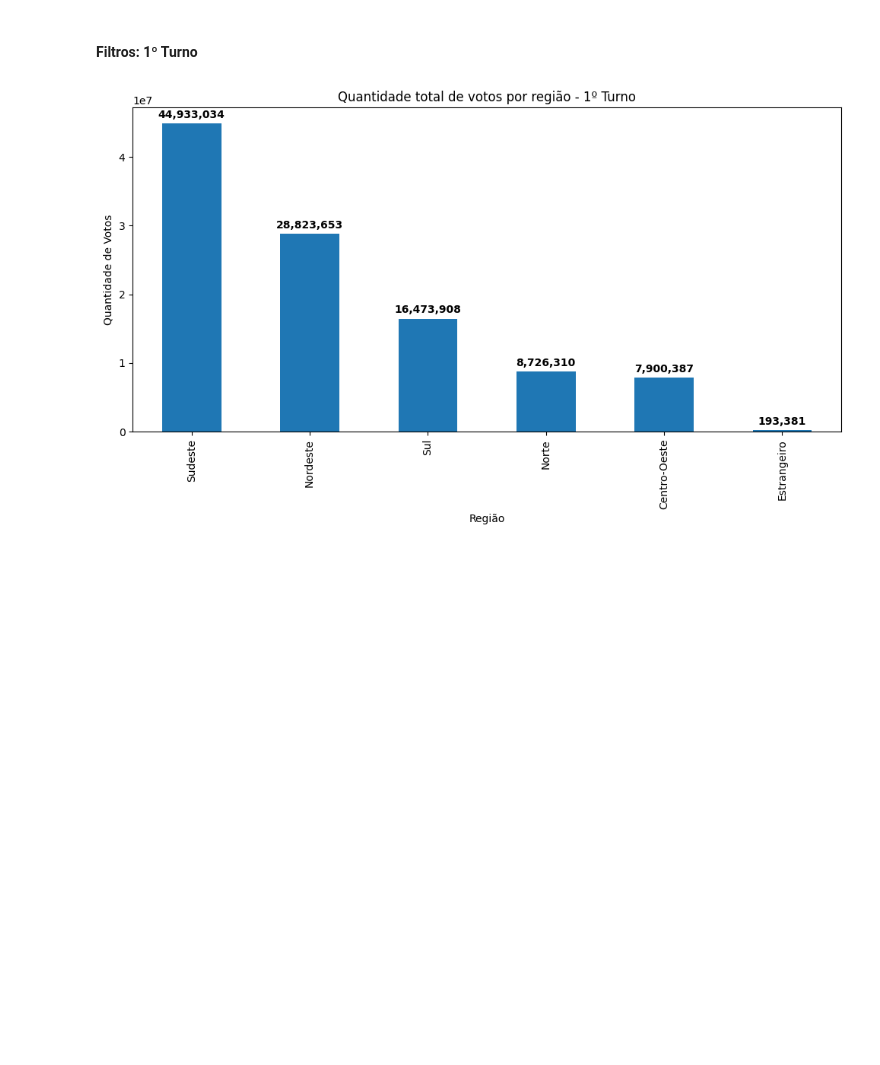
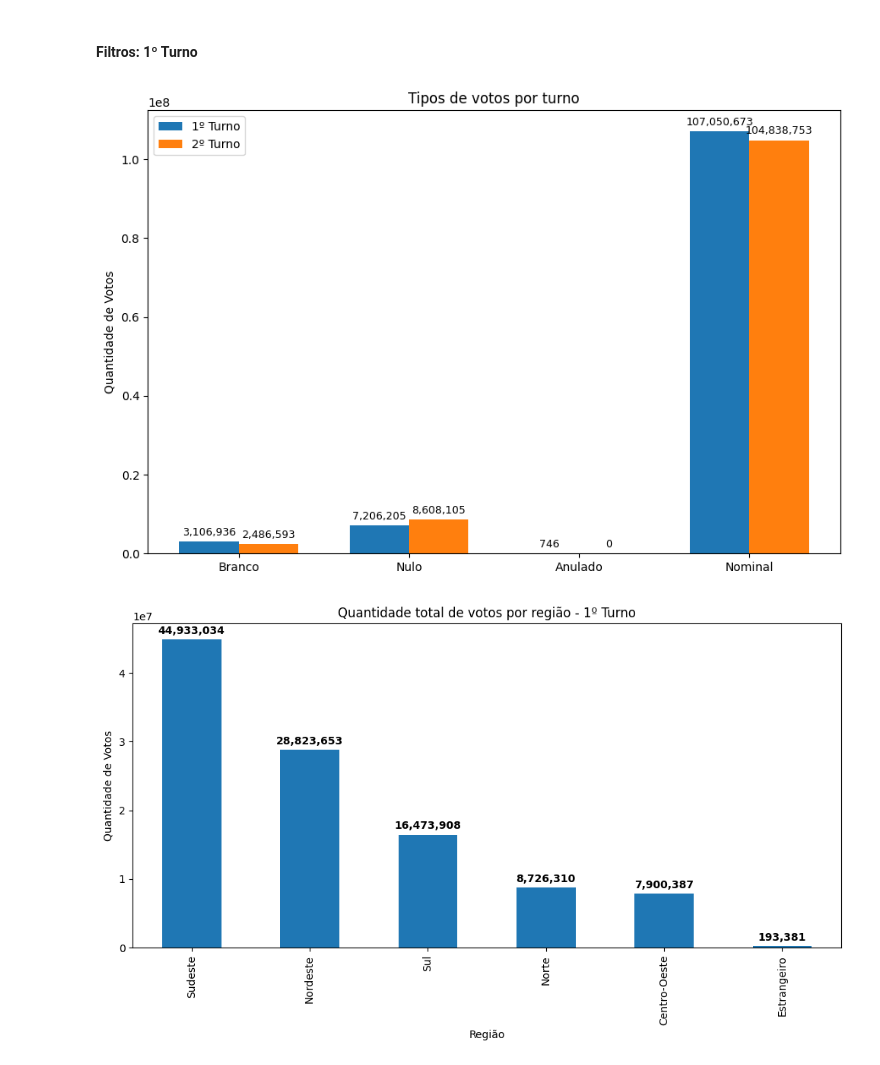
Before and after one commit to Rhogger/analise-votos, a Jupyter notebook: src/notebooks/votos_2018.ipynb, the cells around one changed output. Saved outputs shown, nothing was run; the diff lists cells and outputs as text; code cells hidden in the pictures; blank space fills up the shorter version.

```diff
--- a/src/notebooks/votos_2018.ipynb
+++ b/src/notebooks/votos_2018.ipynb
@@ -497,6 +570,37 @@ dt_votos_nominais_1 = dt_votos_filtrados[
     (dt_votos_filtrados['Numero_Turno'] == 1)
 ]
 dt_votos_por_regiao_1 = dt_votos_nominais_1.groupby('Regiao')['Quantidade_Votos'].sum().sort_values(ascending=False)
+# %%
+labels = ['Branco', 'Nulo', 'Anulado', 'Nominal']
+turno_1 = [qtd_votos_brancos_1, qtd_votos_nulos_1, qtd_votos_anulados_1, qtd_votos_nominais_1]
+turno_2 = [qtd_votos_brancos_2, qtd_votos_nulos_2, qtd_votos_anulados_2, qtd_votos_nominais_2]
+
+x = np.arange(len(labels))
+width = 0.35
+
+fig, ax = plt.subplots(figsize=(9,6))
+rects1 = ax.bar(x - width/2, turno_1, width, label='1º Turno', color='tab:blue')
+rects2 = ax.bar(x + width/2, turno_2, width, label='2º Turno', color='tab:orange')
+
+ax.set_ylabel('Quantidade de Votos')
+ax.set_title('Tipos de votos por turno')
+ax.set_xticks(x)
+ax.set_xticklabels(labels)
+ax.legend()
+
+for rects in [rects1, rects2]:
+    for rect in rects:
+        height = rect.get_height()
+        ax.annotate(f'{int(height):,}',
+                    xy=(rect.get_x() + rect.get_width() / 2, height),
+                    xytext=(0, 3),
+                    textcoords="offset points",
+                    ha='center', va='bottom', fontsize=9)
+
+plt.tight_layout()
+plt.show()
+# %% [output]
+[figure, added]
 # %%
 plt.figure(figsize=(10,6))
 ax = dt_votos_por_regiao_1.plot(kind='bar', color='tab:blue')
```
Also changed, not shown: parts of 24 cells of this notebook, 3 other files.
